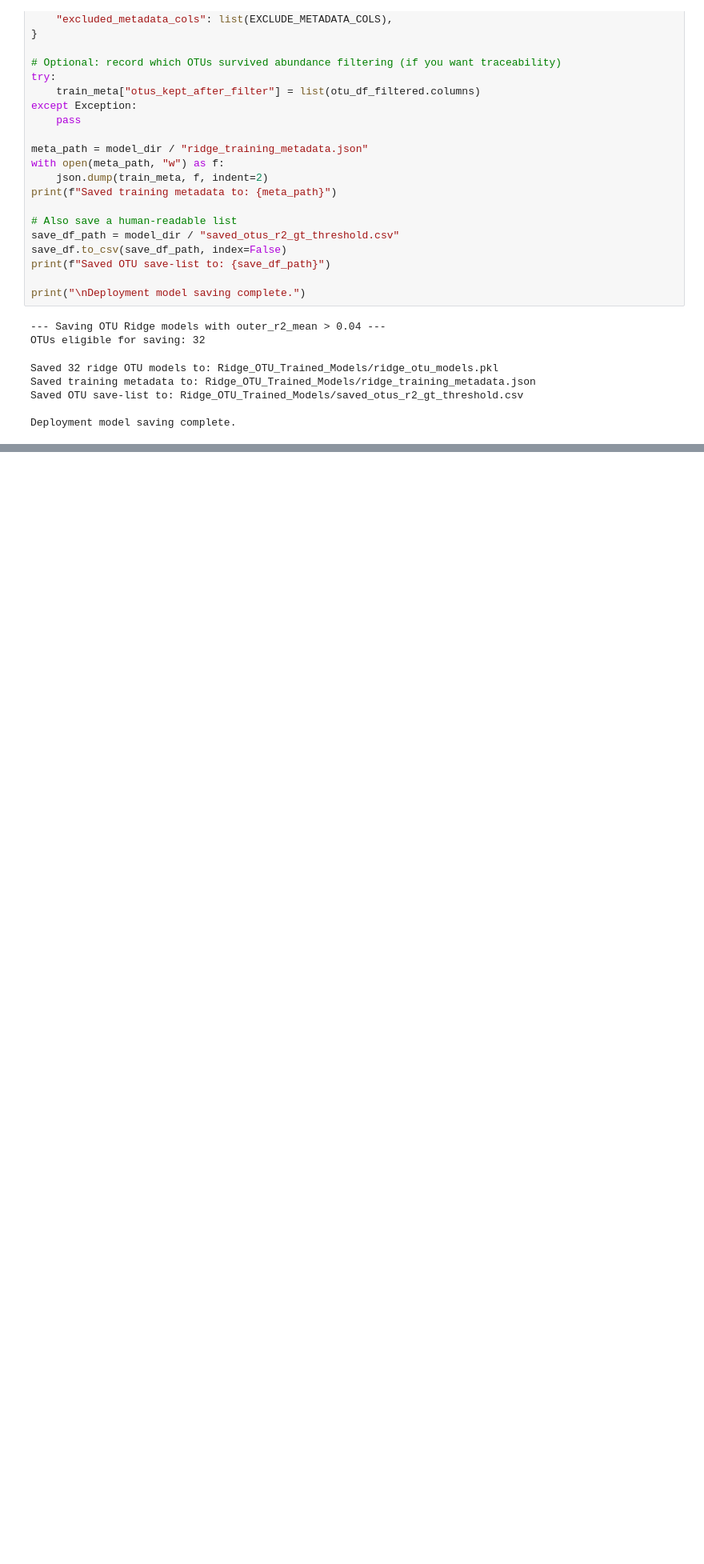
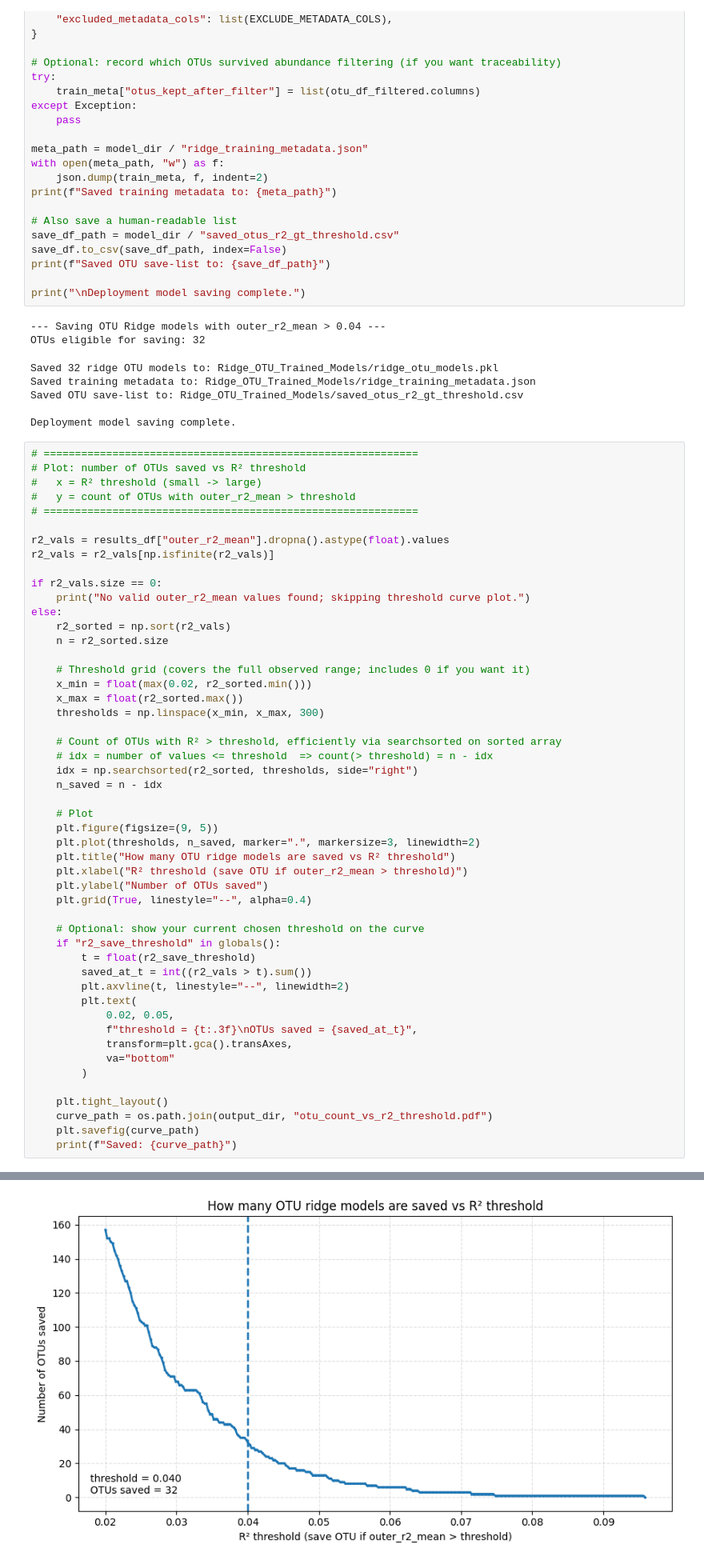
Before and after one commit to liuhon33/AGP_python_with_CV, a Jupyter notebook: ridge_regression.ipynb, the cells around one changed output, grey strips where cells are left out. Shown at 80% size. Drawn from its saved outputs; the diff is of its cells as text; blank space fills up the shorter version.

```diff
--- a/ridge_regression.ipynb
+++ b/ridge_regression.ipynb
@@ -466,3 +588,54 @@ Saved training metadata to: Ridge_OTU_Trained_Models/ridge_training_metadata.jso
 Saved OTU save-list to: Ridge_OTU_Trained_Models/saved_otus_r2_gt_threshold.csv
 
 Deployment model saving complete.
+# %%
+# ============================================================
+# Plot: number of OTUs saved vs R² threshold
+#   x = R² threshold (small -> large)
+#   y = count of OTUs with outer_r2_mean > threshold
+# ============================================================
+
+r2_vals = results_df["outer_r2_mean"].dropna().astype(float).values
+r2_vals = r2_vals[np.isfinite(r2_vals)]
+
+if r2_vals.size == 0:
+    print("No valid outer_r2_mean values found; skipping threshold curve plot.")
+else:
+    r2_sorted = np.sort(r2_vals)
+    n = r2_sorted.size
+
+    # Threshold grid (covers the full observed range; includes 0 if you want it)
+    x_min = float(max(0.02, r2_sorted.min()))
+    x_max = float(r2_sorted.max())
+    thresholds = np.linspace(x_min, x_max, 300)
+
+    # Count of OTUs with R² > threshold, efficiently via searchsorted on sorted array
+    # idx = number of values <= threshold  => count(> threshold) = n - idx
+    idx = np.searchsorted(r2_sorted, thresholds, side="right")
+    n_saved = n - idx
+
+    # Plot
+    plt.figure(figsize=(9, 5))
+    plt.plot(thresholds, n_saved, marker=".", markersize=3, linewidth=2)
+    plt.title("How many OTU ridge models are saved vs R² threshold")
+    plt.xlabel("R² threshold (save OTU if outer_r2_mean > threshold)")
+    plt.ylabel("Number of OTUs saved")
+    plt.grid(True, linestyle="--", alpha=0.4)
+
+    # Optional: show your current chosen threshold on the curve
+    if "r2_save_threshold" in globals():
+        t = float(r2_save_threshold)
+        saved_at_t = int((r2_vals > t).sum())
+        plt.axvline(t, linestyle="--", linewidth=2)
+        plt.text(
+            0.02, 0.05,
+            f"threshold = {t:.3f}\nOTUs saved = {saved_at_t}",
+            transform=plt.gca().transAxes,
+            va="bottom"
+        )
+
+    plt.tight_layout()
+    curve_path = os.path.join(output_dir, "otu_count_vs_r2_threshold.pdf")
+    plt.savefig(curve_path)
+    print(f"Saved: {curve_path}")
+# %% [output]
@@ -468,0 +643 @@ Deployment model saving complete.
+[figure, added]
```
Also changed, not shown: parts of 2 cells of this notebook, 9 other files.
